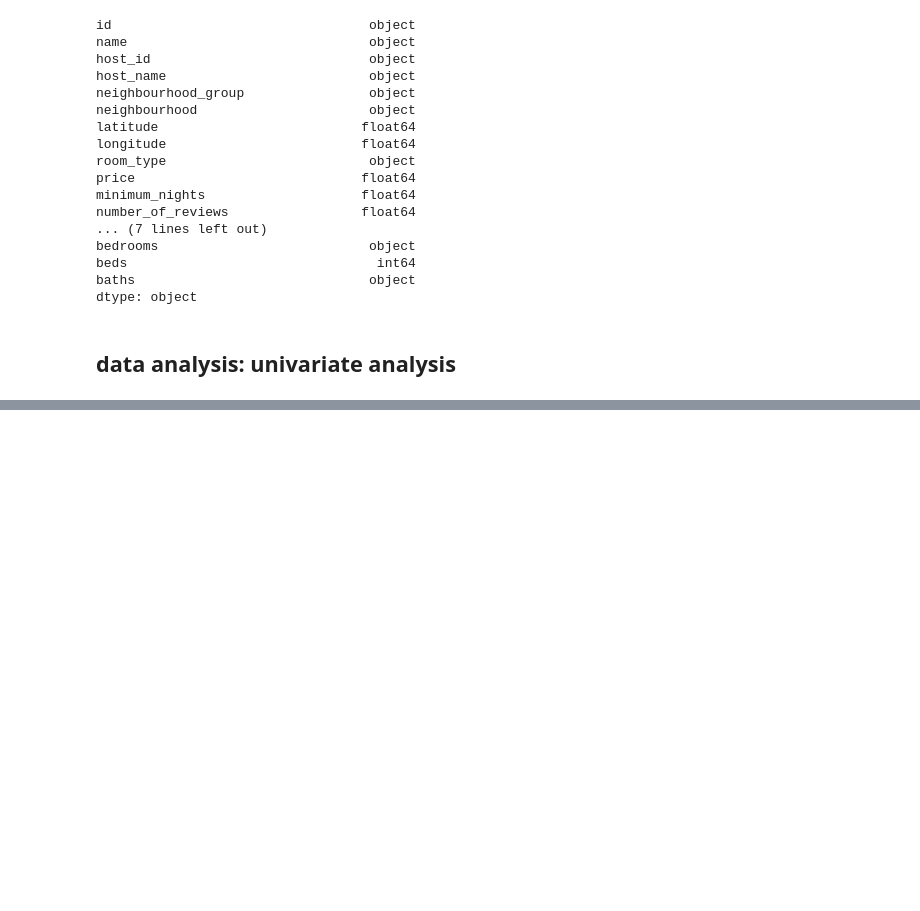
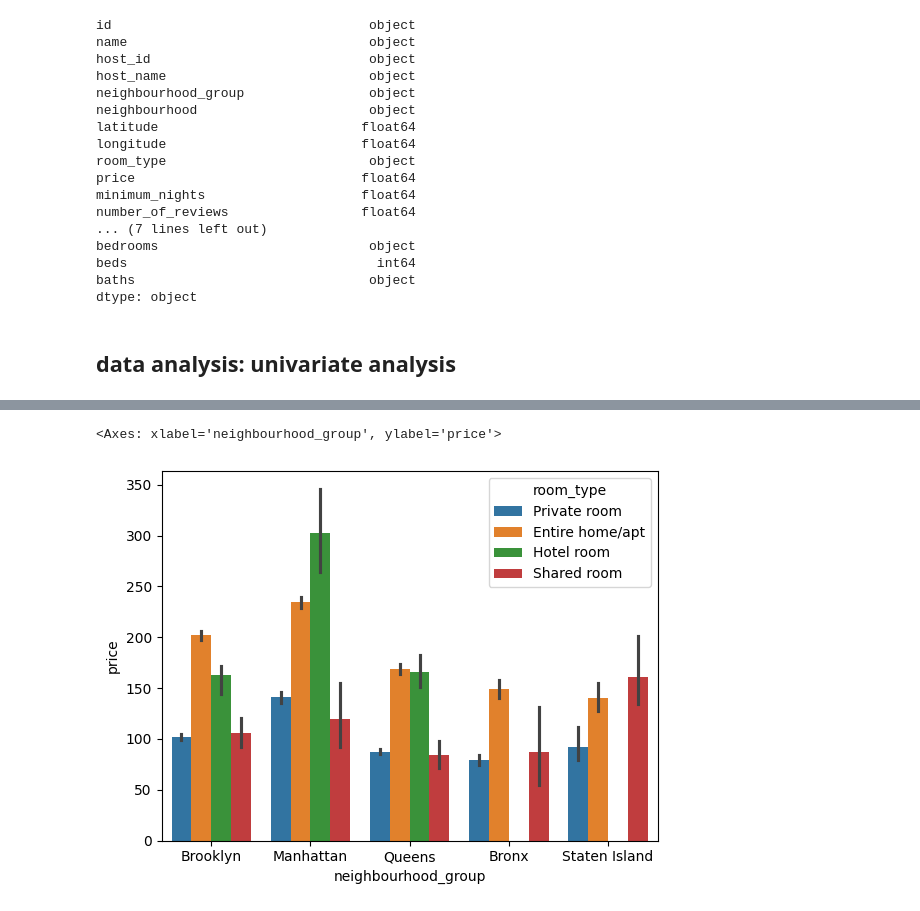
Before and after one commit to kamijoseph/AirBnB-EDA, a Jupyter notebook: main.ipynb, the cells around one changed output, grey strips where cells are left out. Cells and saved outputs as stored; diff of their text form; code cells hidden in the pictures; blank space fills up the shorter version.

```diff
--- a/main.ipynb
+++ b/main.ipynb
@@ -319,0 +367,4 @@ dtype: object
+# %%
+# price per bed
+df["price per bed"] = df["price"] / df["beds"]
+df.head()
@@ -319,0 +416,11 @@ dtype: object
+# %%
+# price dependencies on neighbourhood
+sns.barplot(
+    data = df,
+    x = "neighbourhood_group",
+    y = "price",
+    hue = "room_type"
+)
+# %% [output]
+<Axes: xlabel='neighbourhood_group', ylabel='price'>
+[figure, added]
```
Also changed, not shown: parts of 7 cells of this notebook.
